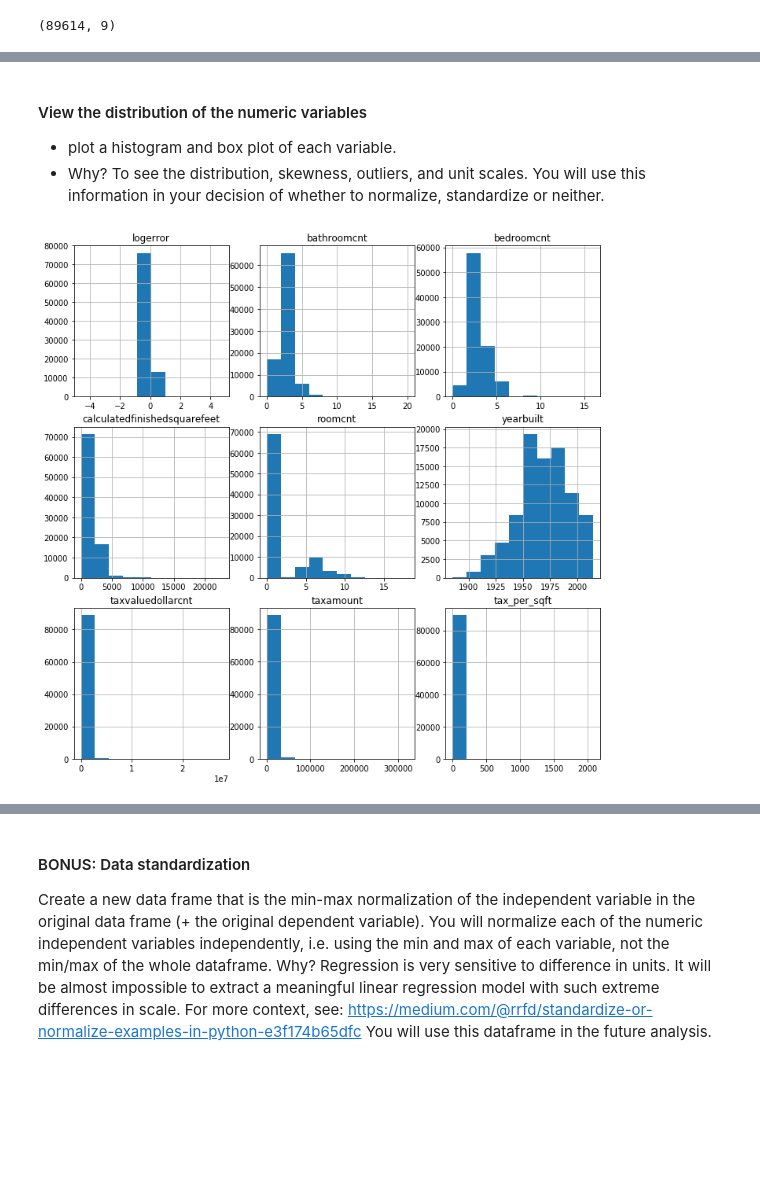
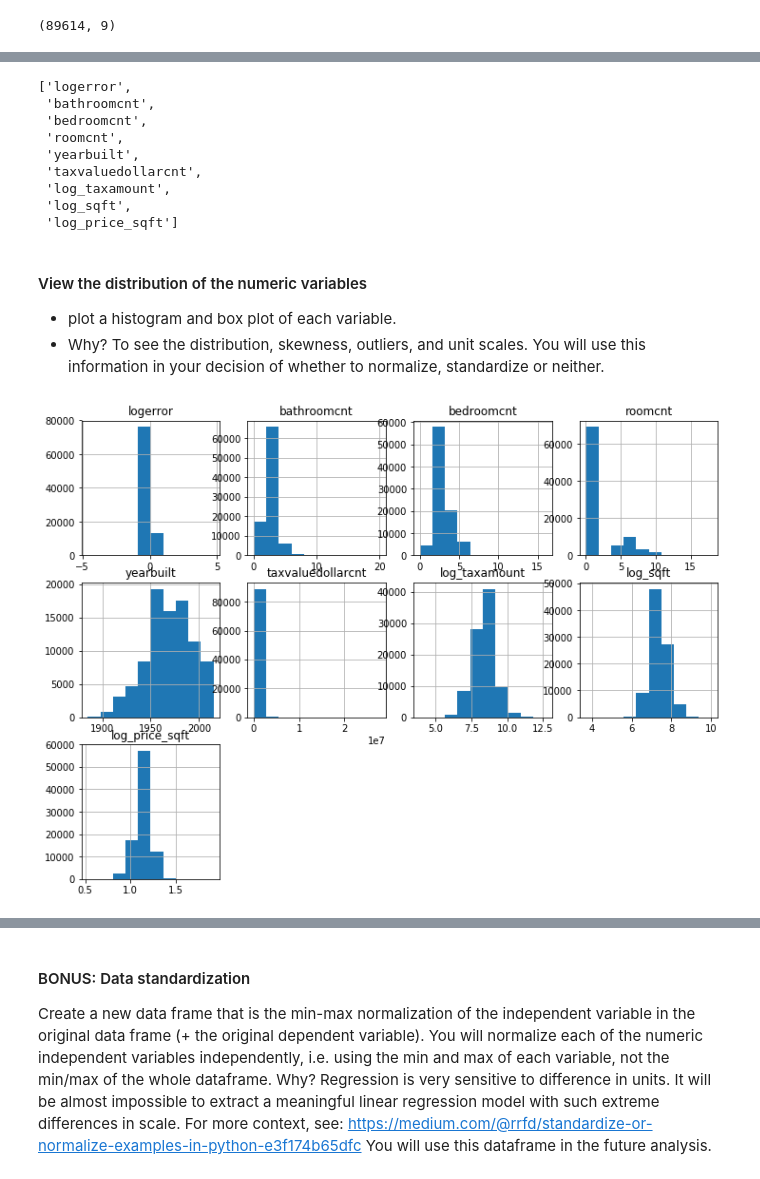
Before and after one commit to StevenGaris/codeup-ds-projects, a Jupyter notebook: Regression_Project_Steven_Garis.ipynb, the cells around one changed output, grey strips where cells are left out. Cells and saved outputs as stored; diff of their text form; code cells hidden in the pictures; blank space fills up the shorter version.

```diff
--- a/Regression_Project_Steven_Garis.ipynb
+++ b/Regression_Project_Steven_Garis.ipynb
@@ -322,0 +323,15 @@ df_zillow.shape
+# %%
+log_taxamount = np.log(df_zillow.taxamount)
+log_taxamount_df = pd.DataFrame(log_taxamount)
+log_taxamount_df = log_taxamount_df.rename(columns={'taxamount': 'log_taxamount'})
+df_zillow = df_zillow.join(log_taxamount_df)
+# %%
+log_sqft = np.log(df_zillow.calculatedfinishedsquarefeet)
+log_sqft_df = pd.DataFrame(log_sqft)
+log_sqft_df = log_sqft_df.rename(columns={'calculatedfinishedsquarefeet': 'log_sqft'})
+df_zillow = df_zillow.join(log_sqft_df)
+# %%
+log_price_sqft = df_zillow.log_taxamount / df_zillow.log_sqft
+log_price_sqft_df = pd.DataFrame(log_price_sqft)
+log_price_sqft_df = log_price_sqft_df.rename(columns={0: 'log_price_sqft'})
+df_zillow = df_zillow.join(log_price_sqft_df)
@@ -322,0 +347,2 @@ df_zillow.shape
+# %%
+df_zillow = df_zillow.drop(['taxamount', 'calculatedfinishedsquarefeet', 'tax_per_sqft'], axis=1)
@@ -323,3 +358,16 @@ df_zillow.shape
+# %%
+colnames = list(df_zillow.columns.values)
+colnames
+# %% [output]
+['logerror',
+ 'bathroomcnt',
+ 'bedroomcnt',
+ 'roomcnt',
+ 'yearbuilt',
+ 'taxvaluedollarcnt',
+ 'log_taxamount',
+ 'log_sqft',
+ 'log_price_sqft']
 # %% [markdown]
 #### View the distribution of the numeric variables
 - plot a histogram and box plot of each variable.
@@ -327,15 +375,15 @@ df_zillow.shape
 # %%
 plt.figure(figsize=(12, 12))
 
 
 for i, col in enumerate(colnames):
     plot_number = i + 1
     series = df_zillow[col]
-    plt.subplot(3,3,plot_number)
+    plt.subplot(4,4,plot_number)
     plt.title(col)
     series.hist(density=False, cumulative=False, log=False)
 # %% [output]
-[figure, old version]
+[figure, new version]
 # %%
 plt.figure(figsize=(12, 12))
 
```
Also changed, not shown: parts of 22 cells of this notebook.
